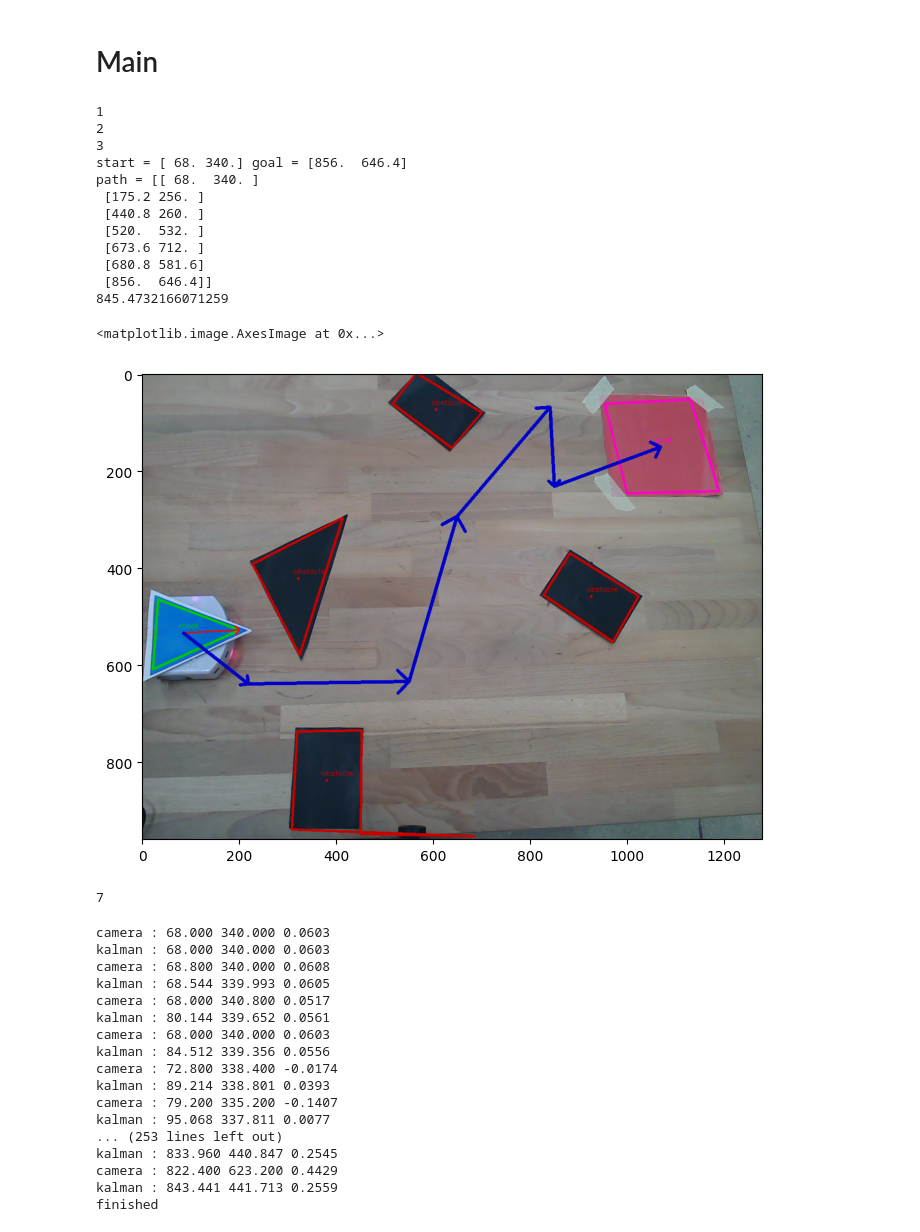
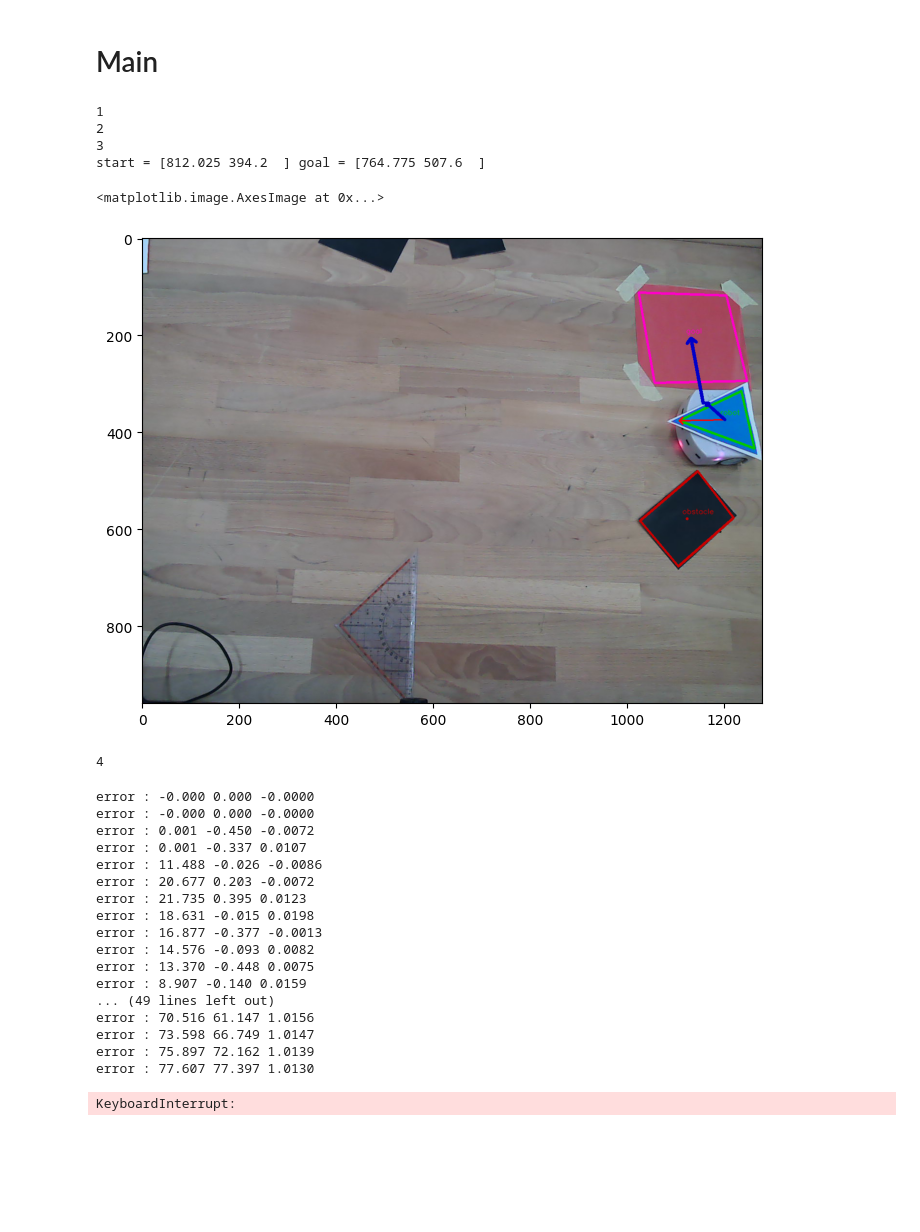
Before and after one commit to jsilveira1409/MICRO-452-Basics-of-mobile-robotics, a Jupyter notebook: project2.ipynb, the cells around one changed output. Saved outputs shown, nothing was run; the diff lists cells and outputs as text; code cells hidden in the pictures; blank space fills up the shorter version.

```diff
--- a/project2.ipynb
+++ b/project2.ipynb
@@ -12,14 +12,13 @@ await tdmclient.notebook.start()
 # %%
 # parametres
 speed_r = 100
-time_rotation = 7*speed_r/125
 speed_f = 100
 stop = 0
 MIN_DIST = 40
 ANGLE_TOLERANCE = 0.30
-PERIOD = 0.005
-SPEED_AVG = 150
-ROBOT_SPEED_TO_MM = 140/500
+PERIOD = 0.001
+SPEED_AVG = 200
+ROBOT_SPEED_TO_MM = 100/500
 
 @tdmclient.notebook.sync_var
 def motors(l_speed=500, r_speed=500):
@@ -153,76 +153,67 @@ obst = format_contour(obst)
 
 if cv_successful:
     start = np.array([robot[0], robot[1]])
     goal = np.array([goal[0], goal[1]])
     path = compute_shortest_path(obst, start, goal)
     path = np.rint(path).astype(int)
     frame = draw_path(frame, path)
 
     metric_path = np.zeros(np.shape(path))
 
     # invert y axis
     for i in range(len(path)):
         path[i] = invert_coordinates(path[i])
     metric_start = invert_coordinates(start)
     metric_goal = invert_coordinates(goal)
     # change to metric
 
     for i in range(len(path)):
         metric_path[i] = pixel_to_metric(path[i])
     metric_start = pixel_to_metric(metric_start)
     metric_goal = pixel_to_metric(metric_goal)
 
-    filter = kalman_ext_filter(metric_start[0], metric_start[1], robot[2], 0, 0 ,SPEED_AVG, PERIOD)
+    filter = kalman_ext_filter(metric_start[0], metric_start[1], -robot[2], 0, 0 ,SPEED_AVG, PERIOD)
     print('start =', metric_start, 'goal =', metric_goal)
-    print('path =', metric_path)
 
-    print(distance(metric_start[0], metric_start[1], metric_goal[0], metric_goal[1]))
 plt.imshow(cv2.cvtColor(frame, cv2.COLOR_BGR2RGB))
 # %% [output]
 1
 2
 3
-start = [ 68. 340.] goal = [856.  646.4]
-path = [[ 68.  340. ]
- [175.2 256. ]
- [440.8 260. ]
- [520.  532. ]
- [673.6 712. ]
- [680.8 581.6]
- [856.  646.4]]
-845.4732166071259
+start = [812.025 394.2  ] goal = [764.775 507.6  ]
 <matplotlib.image.AxesImage at 0x...>
-[figure, old version]
+[figure, new version]
 # %%
 #ret, frame = video_capture.read()
 #print(ret)
 #plt.imshow(cv2.cvtColor(frame, cv2.COLOR_BGR2RGB))
 #cv2.imwrite('frame.jpeg', frame)
-
+#
 motors(stop, stop)
 np.shape(path)
 print(np.shape(path)[0])
 # %% [output]
-7
+4
 # %%
-pathing(video_capture, filter, metric_path, metric_start[0], metric_start[1], robot[2], periode=PERIOD)
+pathing(video_capture, filter, metric_path, metric_start[0], metric_start[1], -robot[2], periode=PERIOD)
 print("finished")
 motors(stop, stop)
 # %% [output]
-camera : 68.000 340.000 0.0603
-kalman : 68.000 340.000 0.0603
-camera : 68.800 340.000 0.0608
-kalman : 68.544 339.993 0.0605
-camera : 68.000 340.800 0.0517
-kalman : 80.144 339.652 0.0561
-camera : 68.000 340.000 0.0603
-kalman : 84.512 339.356 0.0556
-camera : 72.800 338.400 -0.0174
-kalman : 89.214 338.801 0.0393
-camera : 79.200 335.200 -0.1407
-kalman : 95.068 337.811 0.0077
-... (253 lines left out)
-kalman : 833.960 440.847 0.2545
-camera : 822.400 623.200 0.4429
-kalman : 843.441 441.713 0.2559
-finished
+error : -0.000 0.000 -0.0000
+error : -0.000 0.000 -0.0000
+error : 0.001 -0.450 -0.0072
+error : 0.001 -0.337 0.0107
+error : 11.488 -0.026 -0.0086
+error : 20.677 0.203 -0.0072
+error : 21.735 0.395 0.0123
+error : 18.631 -0.015 0.0198
+error : 16.877 -0.377 -0.0013
+error : 14.576 -0.093 0.0082
+error : 13.370 -0.448 0.0075
+error : 8.907 -0.140 0.0159
+... (49 lines left out)
+error : 70.516 61.147 1.0156
+error : 73.598 66.749 1.0147
+error : 75.897 72.162 1.0139
+error : 77.607 77.397 1.0130
+KeyboardInterrupt:
```
Also changed, not shown: parts of 1 cell of this notebook, 3 other files.
